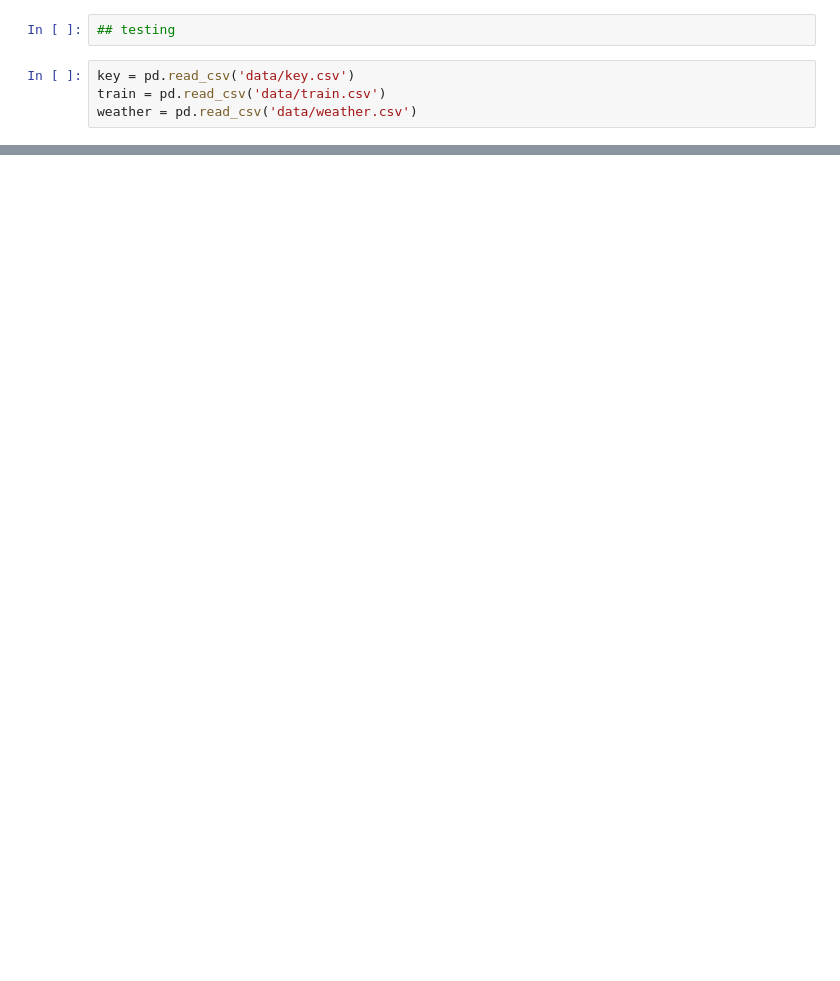
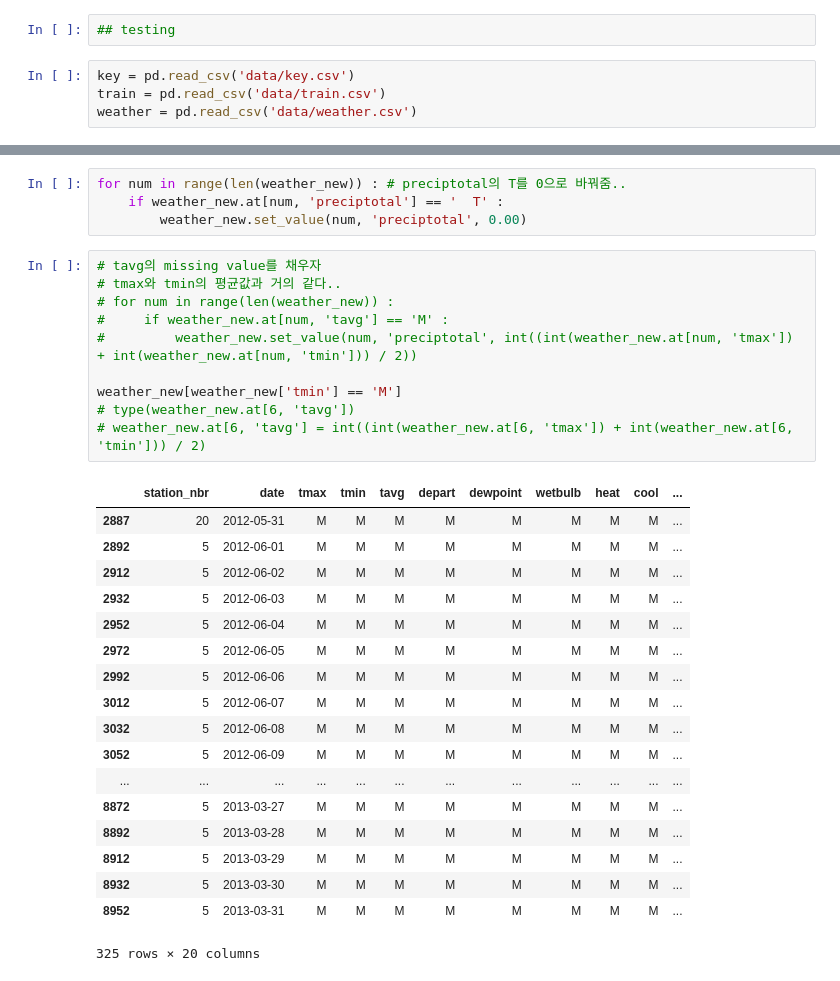
Before and after one commit to hanuii/project1, a Jupyter notebook: junk.ipynb, the cells around one changed output, grey strips where cells are left out. Saved outputs shown, nothing was run; the diff lists cells and outputs as text; blank space fills up the shorter version.

```diff
--- a/junk.ipynb
+++ b/junk.ipynb
@@ -33,0 +60,33 @@ t
+# %%
+for num in range(len(weather_new)) : # preciptotal의 T를 0으로 바꿔줌..
+    if weather_new.at[num, 'preciptotal'] == '  T' :
+        weather_new.set_value(num, 'preciptotal', 0.00)
+# %%
+# tavg의 missing value를 채우자
+# tmax와 tmin의 평균값과 거의 같다..
+# for num in range(len(weather_new)) :
+#     if weather_new.at[num, 'tavg'] == 'M' :
+#         weather_new.set_value(num, 'preciptotal', int((int(weather_new.at[num, 'tmax']) + int(weather_new.at[num, 'tmin'])) / 2))
+
+weather_new[weather_new['tmin'] == 'M']
+# type(weather_new.at[6, 'tavg'])
+# weather_new.at[6, 'tavg'] = int((int(weather_new.at[6, 'tmax']) + int(weather_new.at[6, 'tmin'])) / 2)
+# %% [output]
+|  | station_nbr | date | tmax | tmin | tavg | depart | dewpoint | wetbulb | heat | cool | ... |
+| 2887 | 20 | 2012-05-31 | M | M | M | M | M | M | M | M | ... |
+| 2892 | 5 | 2012-06-01 | M | M | M | M | M | M | M | M | ... |
+| 2912 | 5 | 2012-06-02 | M | M | M | M | M | M | M | M | ... |
+| 2932 | 5 | 2012-06-03 | M | M | M | M | M | M | M | M | ... |
+| 2952 | 5 | 2012-06-04 | M | M | M | M | M | M | M | M | ... |
+| 2972 | 5 | 2012-06-05 | M | M | M | M | M | M | M | M | ... |
+| 2992 | 5 | 2012-06-06 | M | M | M | M | M | M | M | M | ... |
+| 3012 | 5 | 2012-06-07 | M | M | M | M | M | M | M | M | ... |
+| 3032 | 5 | 2012-06-08 | M | M | M | M | M | M | M | M | ... |
+| 3052 | 5 | 2012-06-09 | M | M | M | M | M | M | M | M | ... |
+| ... | ... | ... | ... | ... | ... | ... | ... | ... | ... | ... | ... |
+| 8872 | 5 | 2013-03-27 | M | M | M | M | M | M | M | M | ... |
+| 8892 | 5 | 2013-03-28 | M | M | M | M | M | M | M | M | ... |
+| 8912 | 5 | 2013-03-29 | M | M | M | M | M | M | M | M | ... |
+| 8932 | 5 | 2013-03-30 | M | M | M | M | M | M | M | M | ... |
+| 8952 | 5 | 2013-03-31 | M | M | M | M | M | M | M | M | ... |
+325 rows × 20 columns
```
Also changed, not shown: parts of 7 cells of this notebook.
